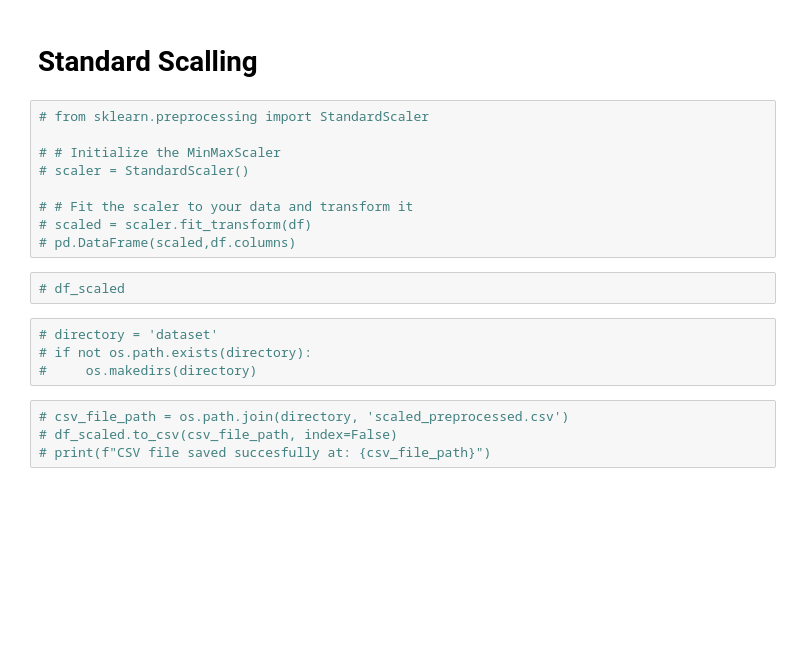
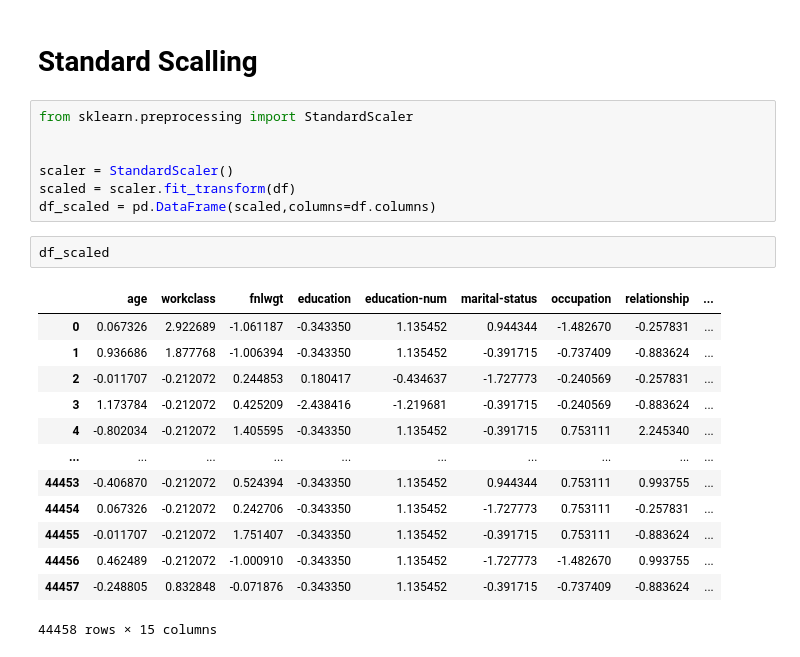
Before and after one commit to ChavinduDulaj/Income-Prediction-Project, a Jupyter notebook: preprocessingVS.ipynb, the cells around one changed output. Drawn from its saved outputs; the diff is of its cells as text; blank space fills up the shorter version.

```diff
--- a/preprocessingVS.ipynb
+++ b/preprocessingVS.ipynb
@@ -510,21 +527,25 @@ df
 # %% [markdown]
 # Standard Scalling
 # %%
-# from sklearn.preprocessing import StandardScaler
+from sklearn.preprocessing import StandardScaler
 
-# # Initialize the MinMaxScaler
-# scaler = StandardScaler()
 
-# # Fit the scaler to your data and transform it
-# scaled = scaler.fit_transform(df)
-# pd.DataFrame(scaled,df.columns)
+scaler = StandardScaler()
+scaled = scaler.fit_transform(df)
+df_scaled = pd.DataFrame(scaled,columns=df.columns)
 # %%
-# df_scaled
+df_scaled
+# %% [output]
+|  | age | workclass | fnlwgt | education | education-num | marital-status | occupation | relationship | ... |
+| 0 | 0.067326 | 2.922689 | -1.061187 | -0.343350 | 1.135452 | 0.944344 | -1.482670 | -0.257831 | ... |
+| 1 | 0.936686 | 1.877768 | -1.006394 | -0.343350 | 1.135452 | -0.391715 | -0.737409 | -0.883624 | ... |
+| 2 | -0.011707 | -0.212072 | 0.244853 | 0.180417 | -0.434637 | -1.727773 | -0.240569 | -0.257831 | ... |
+| 3 | 1.173784 | -0.212072 | 0.425209 | -2.438416 | -1.219681 | -0.391715 | -0.240569 | -0.883624 | ... |
+| 4 | -0.802034 | -0.212072 | 1.405595 | -0.343350 | 1.135452 | -0.391715 | 0.753111 | 2.245340 | ... |
+| ... | ... | ... | ... | ... | ... | ... | ... | ... | ... |
+| 44453 | -0.406870 | -0.212072 | 0.524394 | -0.343350 | 1.135452 | 0.944344 | 0.753111 | 0.993755 | ... |
+| 44454 | 0.067326 | -0.212072 | 0.242706 | -0.343350 | 1.135452 | -1.727773 | 0.753111 | -0.257831 | ... |
+| 44455 | -0.011707 | -0.212072 | 1.751407 | -0.343350 | 1.135452 | -0.391715 | 0.753111 | -0.883624 | ... |
+| 44456 | 0.462489 | -0.212072 | -1.000910 | -0.343350 | 1.135452 | -1.727773 | -1.482670 | 0.993755 | ... |
+| 44457 | -0.248805 | 0.832848 | -0.071876 | -0.343350 | 1.135452 | -0.391715 | -0.737409 | -0.883624 | ... |
+44458 rows × 15 columns
-# %%
-# directory = 'dataset'
-# if not os.path.exists(directory):
-#     os.makedirs(directory)
-# %%
-# csv_file_path = os.path.join(directory, 'scaled_preprocessed.csv')
-# df_scaled.to_csv(csv_file_path, index=False)
-# print(f"CSV file saved succesfully at: {csv_file_path}")
```
Also changed, not shown: parts of 3 cells of this notebook, 3 other files.
